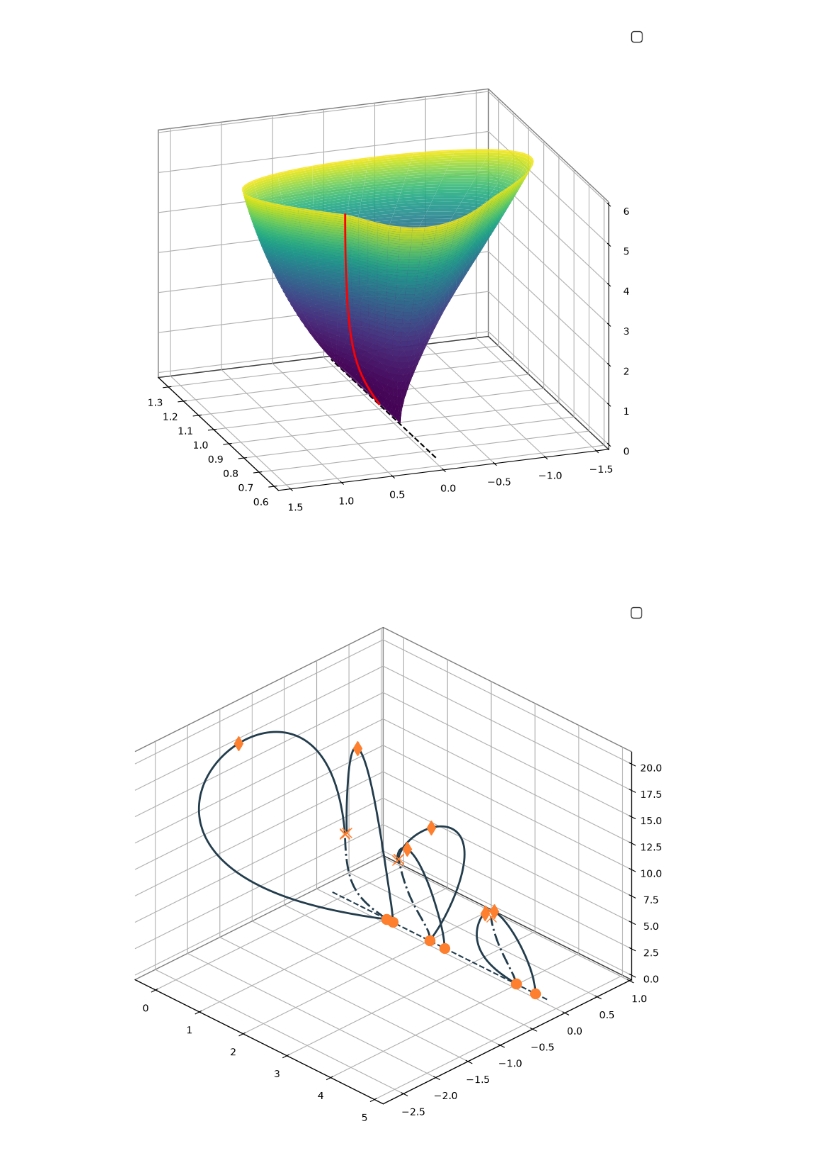
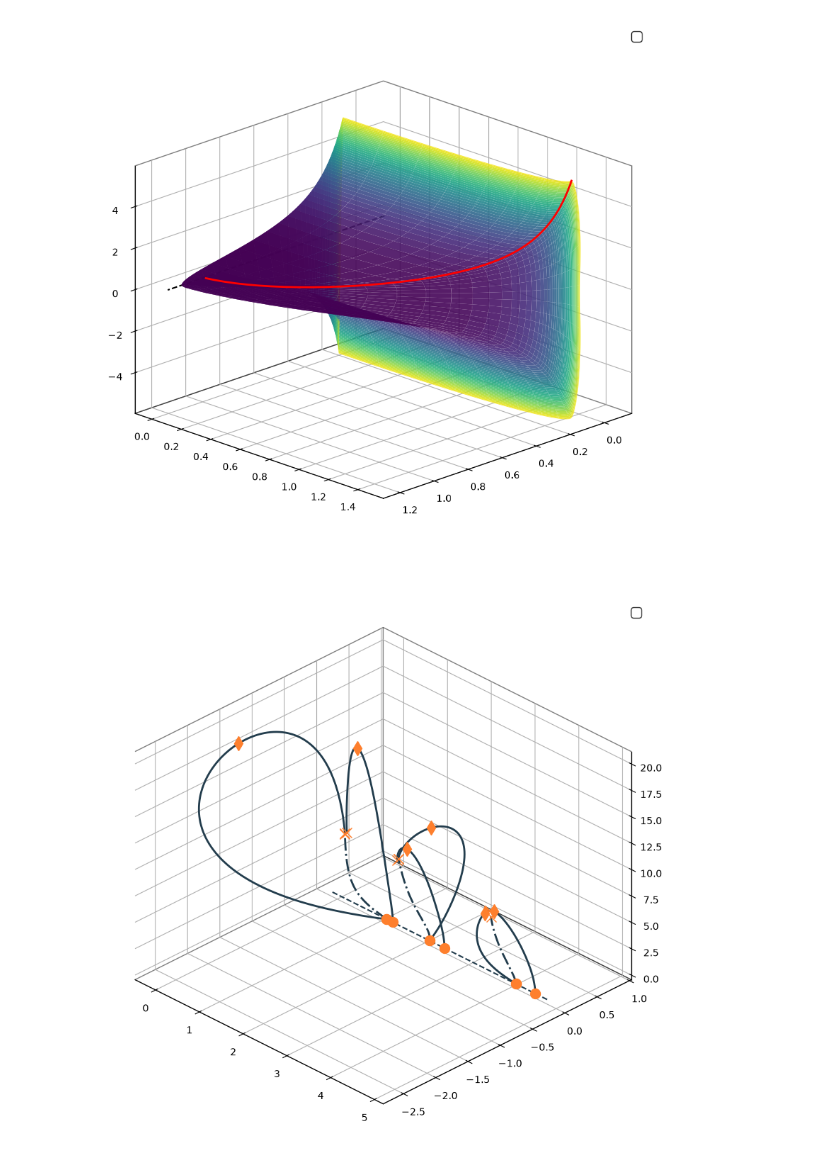
Before and after one commit to GLembrez/NMM-hopper, a Jupyter notebook: rendering.ipynb, the cells around one changed output. Saved outputs shown, nothing was run; the diff lists cells and outputs as text; code cells hidden in the pictures.

```diff
--- a/rendering.ipynb
+++ b/rendering.ipynb
@@ -88,22 +88,22 @@ data_switch = pickle.load(open('data/data_switch.pkl', 'rb'))
 data_test = pickle.load(open('data/data_test.pkl', 'rb'))
 # %%
 idx = [1,2,3]
-surface_locomotion,faces = get_surface(100,data_locomotion[4],solver)
+surface_locomotion,faces = get_surface(100,data_switch[2],solver)
 norm = colors.Normalize(vmin=faces.min(), vmax=faces.max())
 fcolor = cm.viridis(norm(faces))[:-1, :-1]
 fig_surface = plt.figure(figsize=(10,10))
 ax = fig_surface.add_subplot(1,1,1,projection='3d')
 ax.set_proj_type('ortho')
 ax.plot_surface(surface_locomotion[:,idx[0]], surface_locomotion[:,idx[1]], surface_locomotion[:,idx[2]],facecolors=fcolor,shade=False, edgecolor='none', alpha=0.9)
 ax.plot(surface_locomotion[:,idx[0],solver.N_F],surface_locomotion[:,idx[1],solver.N_F],surface_locomotion[:,idx[2],solver.N_F],zorder=10,linewidth = 2, color='red')
 x_min,x_max = ax.get_xlim()
 ax.plot([x_min,x_max],[0,0],[0,0],'k--')
 prettify3D(ax,fgColor='black',bgColor='white')
 ax.set_box_aspect((4,4,3))
-ax.view_init(elev=20, azim=160, roll=0)
+ax.view_init(elev=20, azim=45, roll=0)# 20 160
 plt.show()
 # %% [output]
-[figure, old version]
+[figure, new version]
 # %%
 def plot_traj(ax,traj,c,lw=0.5):
     ax.plot(traj[1,:],traj[2,:],traj[3,:], linewidth=lw,color=c)
```
Also changed, not shown: parts of 7 cells of this notebook, 4 other files.
